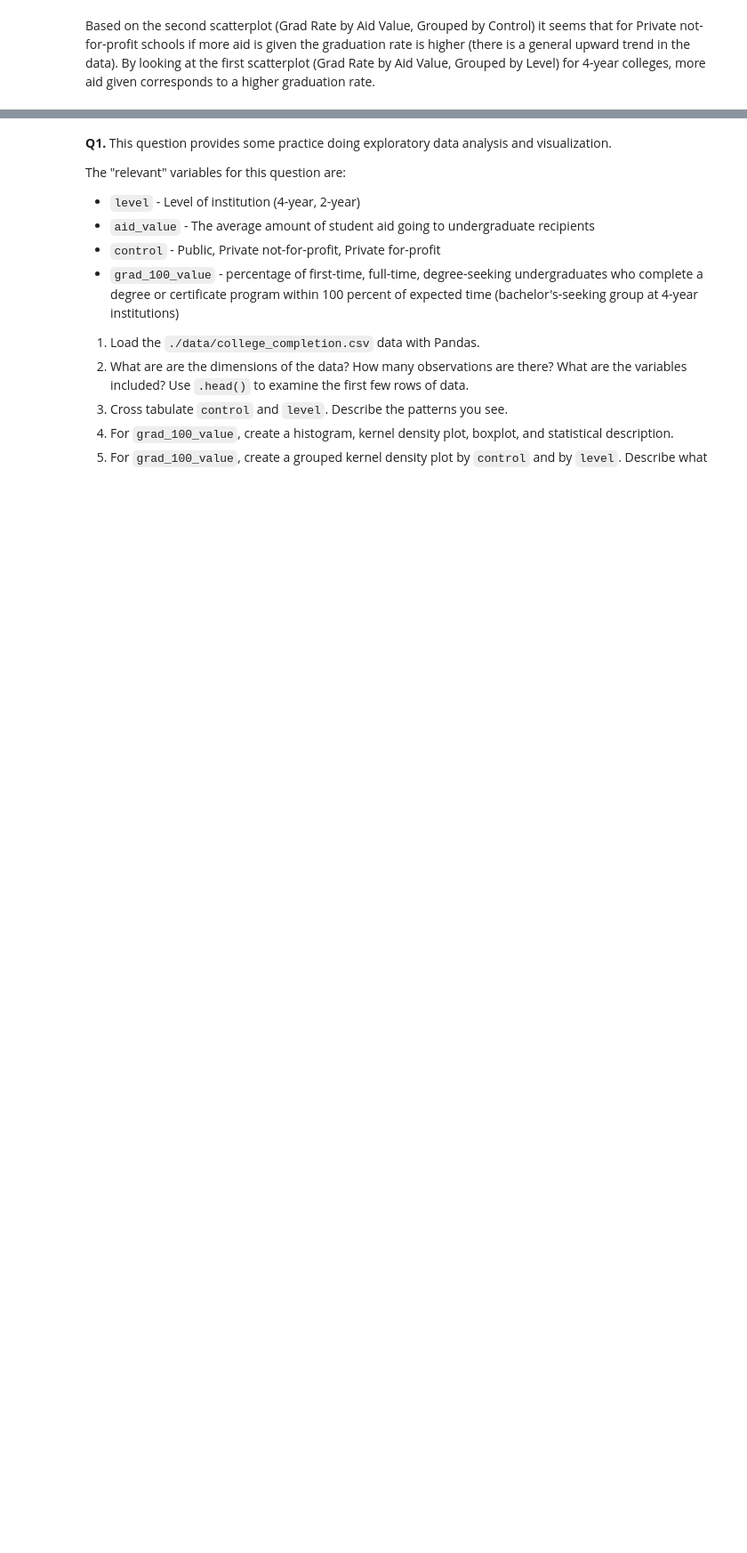
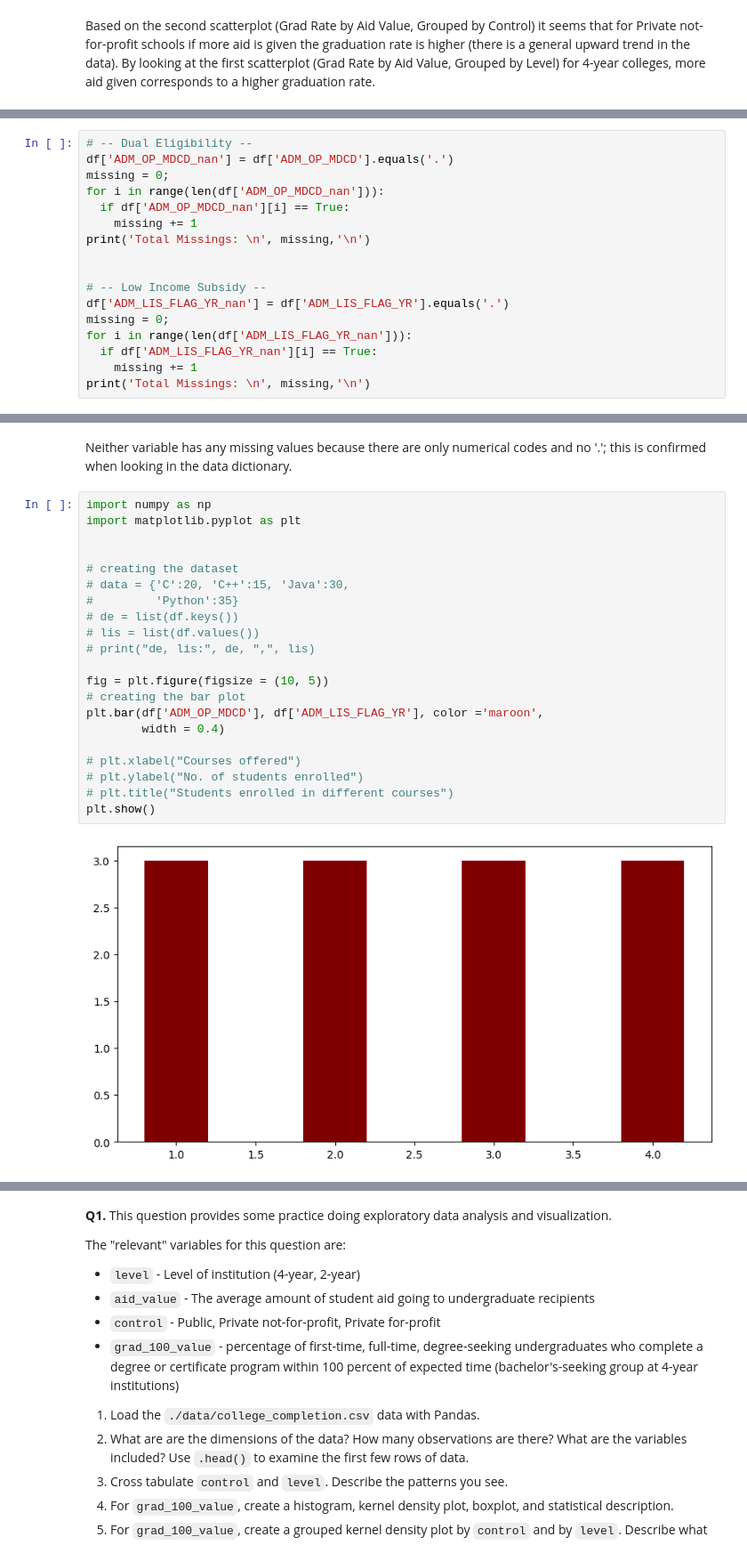
Before and after one commit to dsizzle67/ds3001-visualization, a Jupyter notebook: assignment/assignment.ipynb, the cells around one changed output, grey strips where cells are left out. Shown at 89% size. Cells and saved outputs as stored; diff of their text form; blank space fills up the shorter version.

```diff
--- a/assignment/assignment.ipynb
+++ b/assignment/assignment.ipynb
@@ -258,0 +333,17 @@ Based on the second scatterplot (Grad Rate by Aid Value, Grouped by Control) it
+# %%
+# -- Dual Eligibility --
+df['ADM_OP_MDCD_nan'] = df['ADM_OP_MDCD'].equals('.')
+missing = 0;
+for i in range(len(df['ADM_OP_MDCD_nan'])):
+  if df['ADM_OP_MDCD_nan'][i] == True:
+    missing += 1
+print('Total Missings: \n', missing,'\n')
+
+
+# -- Low Income Subsidy --
+df['ADM_LIS_FLAG_YR_nan'] = df['ADM_LIS_FLAG_YR'].equals('.')
+missing = 0;
+for i in range(len(df['ADM_LIS_FLAG_YR_nan'])):
+  if df['ADM_LIS_FLAG_YR_nan'][i] == True:
+    missing += 1
+print('Total Missings: \n', missing,'\n')
@@ -258,0 +356,25 @@ Based on the second scatterplot (Grad Rate by Aid Value, Grouped by Control) it
+# %% [markdown]
+Neither variable has any missing values because there are only numerical codes and no '.'; this is confirmed when looking in the data dictionary.
+# %%
+import numpy as np
+import matplotlib.pyplot as plt
+
+
+# creating the dataset
+# data = {'C':20, 'C++':15, 'Java':30,
+#         'Python':35}
+# de = list(df.keys())
+# lis = list(df.values())
+# print("de, lis:", de, ",", lis)
+
+fig = plt.figure(figsize = (10, 5))
+# creating the bar plot
+plt.bar(df['ADM_OP_MDCD'], df['ADM_LIS_FLAG_YR'], color ='maroon',
+        width = 0.4)
+
+# plt.xlabel("Courses offered")
+# plt.ylabel("No. of students enrolled")
+# plt.title("Students enrolled in different courses")
+plt.show()
+# %% [output]
+[figure, added]
```
Also changed, not shown: parts of 7 cells of this notebook.
